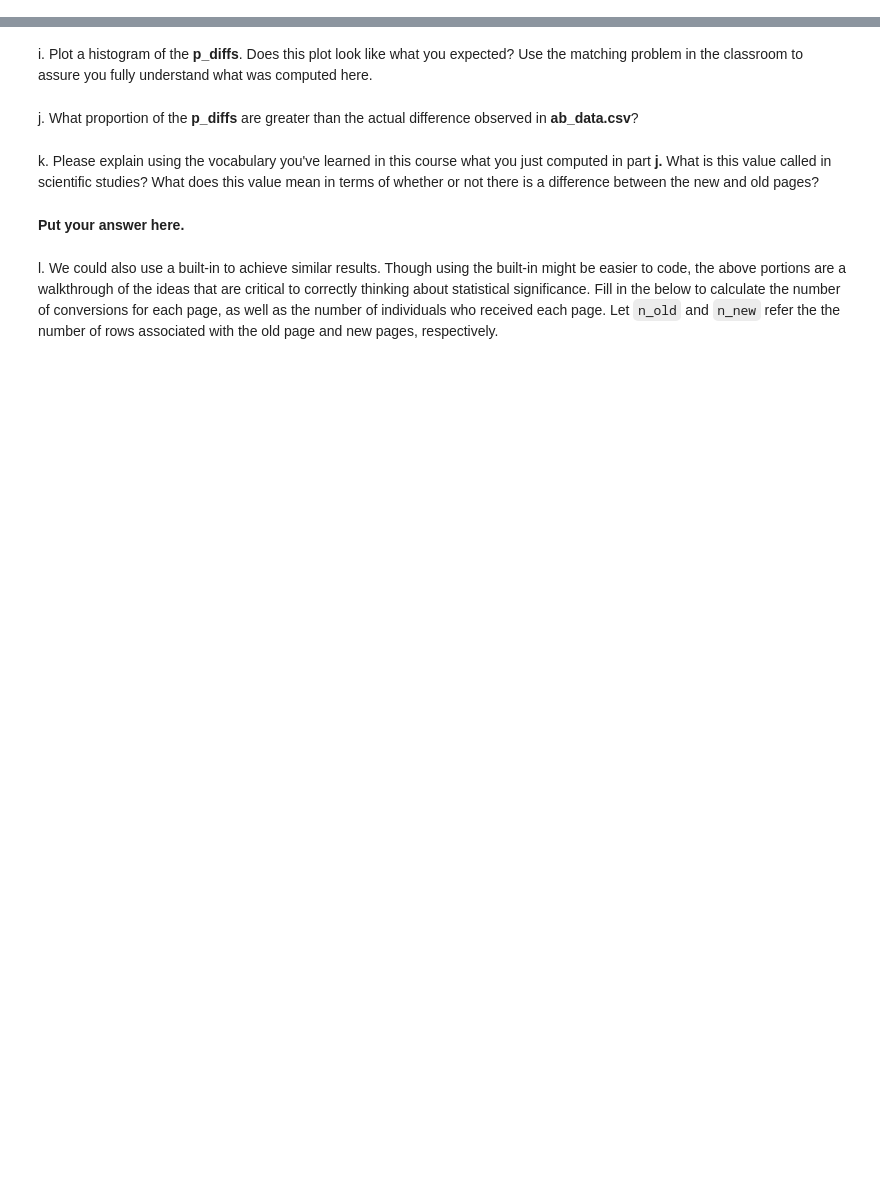
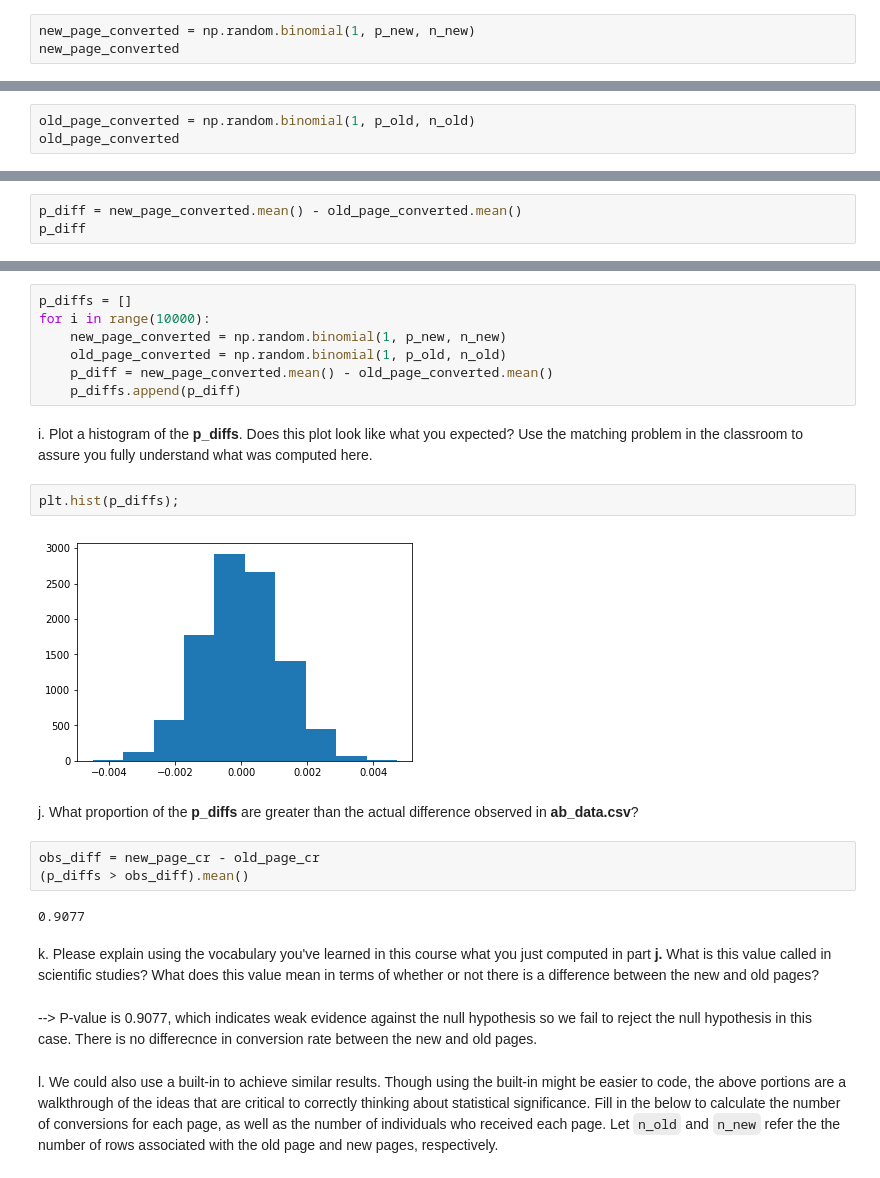
Before and after one commit to yujin-woo/ab-test-analysis, a Jupyter notebook: Analyze_ab_test_results_notebook.ipynb, the cells around one changed output, grey strips where cells are left out. Drawn from its saved outputs; the diff is of its cells as text; blank space fills up the shorter version.

```diff
--- a/Analyze_ab_test_results_notebook.ipynb
+++ b/Analyze_ab_test_results_notebook.ipynb
@@ -196,2 +249,5 @@ d. What is $n_{old}$, the number of individuals in the control group?
 # %% [markdown]
 e. Simulate $n_{new}$ transactions with a conversion rate of $p_{new}$ under the null.  Store these $n_{new}$ 1's and 0's in **new_page_converted**.
+# %%
+new_page_converted = np.random.binomial(1, p_new, n_new)
+new_page_converted
@@ -198,2 +256,5 @@ e. Simulate $n_{new}$ transactions with a conversion rate of $p_{new}$ under the
 # %% [markdown]
 f. Simulate $n_{old}$ transactions with a conversion rate of $p_{old}$ under the null.  Store these $n_{old}$ 1's and 0's in **old_page_converted**.
+# %%
+old_page_converted = np.random.binomial(1, p_old, n_old)
+old_page_converted
@@ -200,2 +263,5 @@ f. Simulate $n_{old}$ transactions with a conversion rate of $p_{old}$ under the
 # %% [markdown]
 g. Find $p_{new}$ - $p_{old}$ for your simulated values from part (e) and (f).
+# %%
+p_diff = new_page_converted.mean() - old_page_converted.mean()
+p_diff
@@ -202,13 +270,30 @@ g. Find $p_{new}$ - $p_{old}$ for your simulated values from part (e) and (f).
 # %% [markdown]
 h. Create 10,000 $p_{new}$ - $p_{old}$ values using the same simulation process you used in parts (a) through (g) above. Store all 10,000 values in a NumPy array called **p_diffs**.
+# %%
+p_diffs = []
+for i in range(10000):
+    new_page_converted = np.random.binomial(1, p_new, n_new)
+    old_page_converted = np.random.binomial(1, p_old, n_old)
+    p_diff = new_page_converted.mean() - old_page_converted.mean()
+    p_diffs.append(p_diff)
 # %% [markdown]
 i. Plot a histogram of the **p_diffs**.  Does this plot look like what you expected?  Use the matching problem in the classroom to assure you fully understand what was computed here.
+# %%
+plt.hist(p_diffs);
+# %% [output]
+[figure, added]
 # %% [markdown]
 j. What proportion of the **p_diffs** are greater than the actual difference observed in **ab_data.csv**?
+# %%
+obs_diff = new_page_cr - old_page_cr
+(p_diffs > obs_diff).mean()
+# %% [output]
+0.9077
 # %% [markdown]
 k. Please explain using the vocabulary you've learned in this course what you just computed in part **j.**  What is this value called in scientific studies?  What does this value mean in terms of whether or not there is a difference between the new and old pages?
-# %% [markdown]
-**Put your answer here.**
+# %% [markdown]
+--> P-value is 0.9077, which indicates weak evidence against the null hypothesis so we fail to reject the null hypothesis in this case.
+There is no differecnce in conversion rate between the new and old pages.
 # %% [markdown]
 l. We could also use a built-in to achieve similar results.  Though using the built-in might be easier to code, the above portions are a walkthrough of the ideas that are critical to correctly thinking about statistical significance. Fill in the below to calculate the number of conversions for each page, as well as the number of individuals who received each page. Let `n_old` and `n_new` refer the the number of rows associated with the old page and new pages, respectively.
 # %%
```
Also changed, not shown: parts of 36 cells of this notebook.
